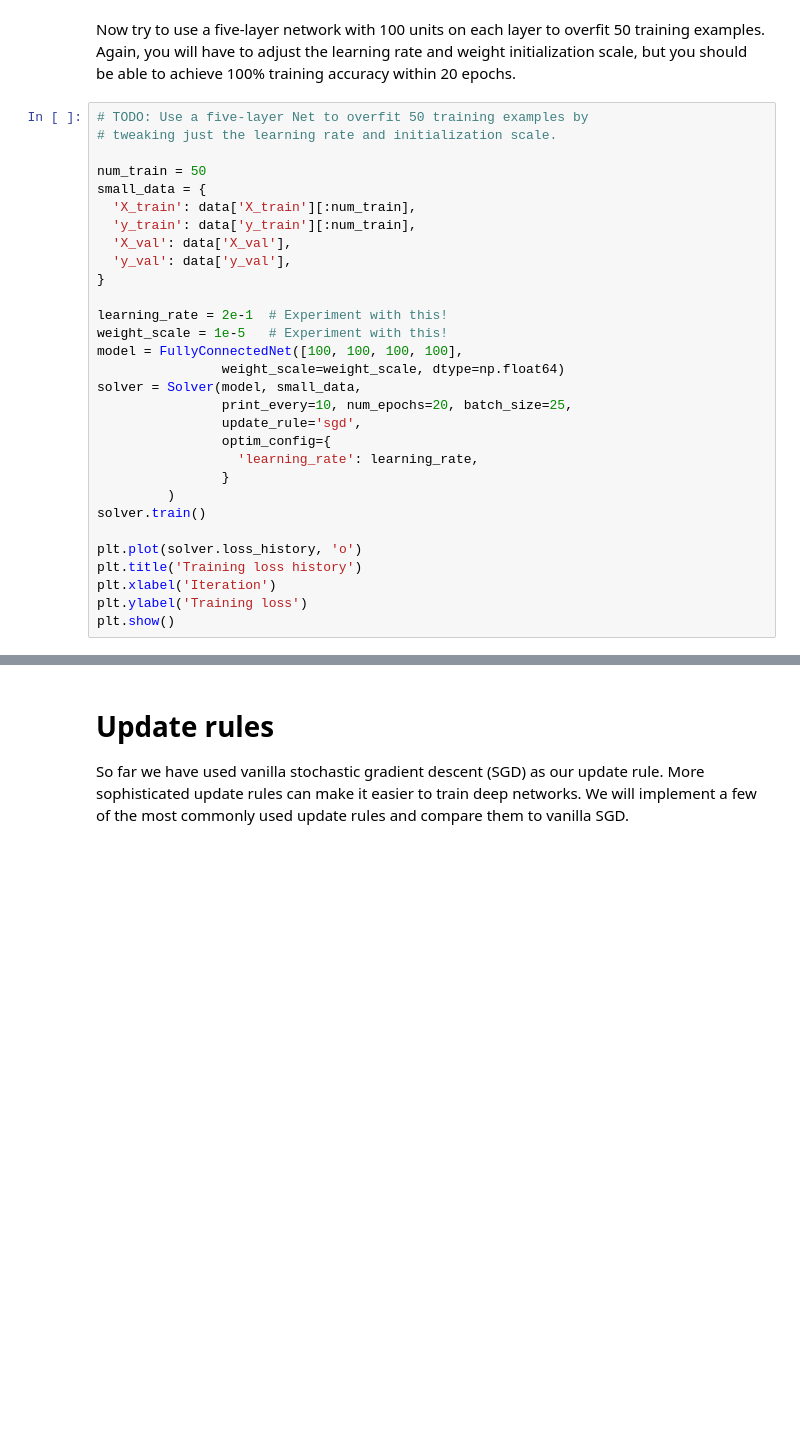
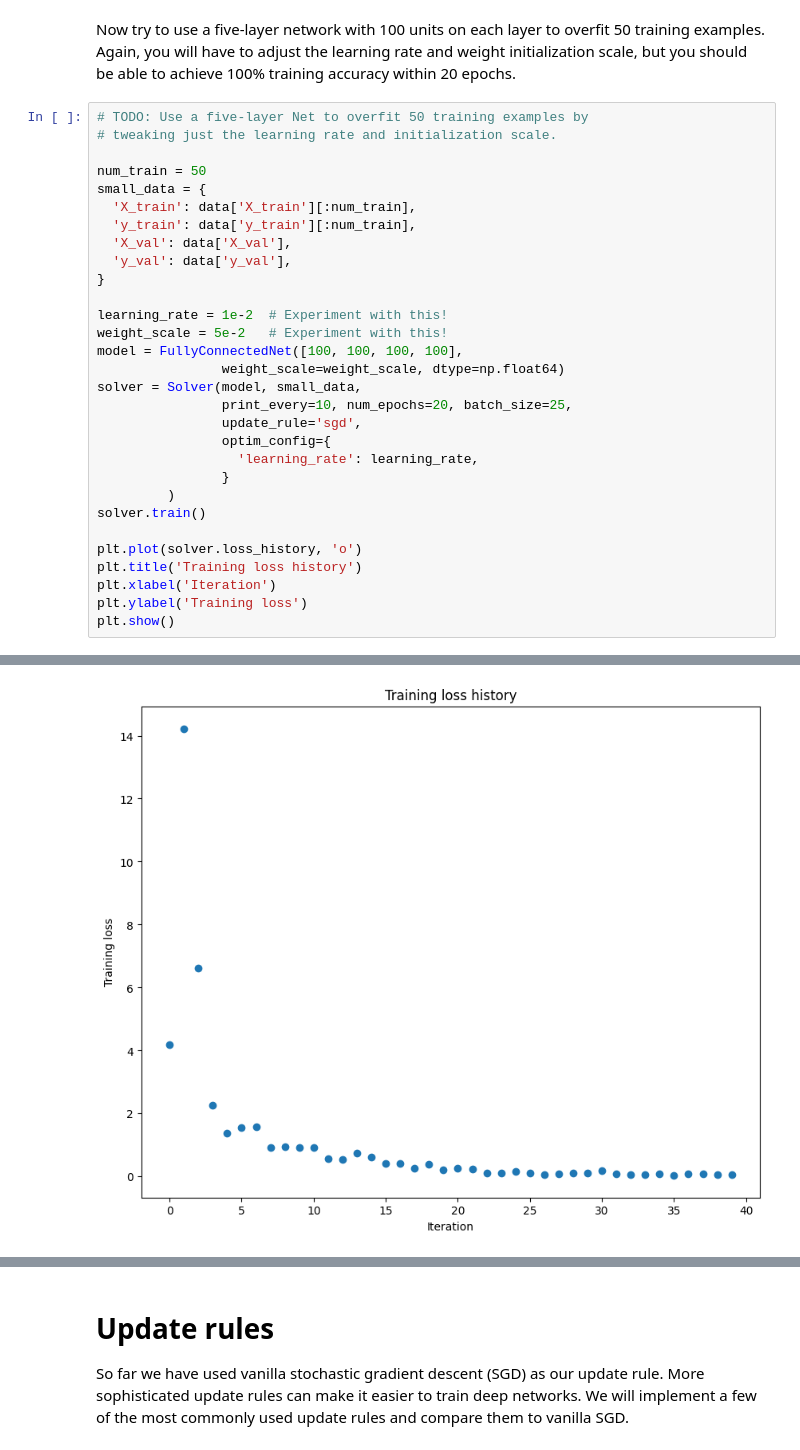
Before and after one commit to vaikunth-e/hardware-design-for-machine-learning, a Jupyter notebook: lab1/Q1-FCNetworks.ipynb, the cells around one changed output, grey strips where cells are left out. Saved outputs shown, nothing was run; the diff lists cells and outputs as text; blank space fills up the shorter version.

```diff
--- a/lab1/Q1-FCNetworks.ipynb
+++ b/lab1/Q1-FCNetworks.ipynb
@@ -470,8 +495,8 @@ small_data = {
   'y_val': data['y_val'],
 }
 
-learning_rate = 2e-1  # Experiment with this!
-weight_scale = 1e-5   # Experiment with this!
+learning_rate = 1e-2  # Experiment with this!
+weight_scale = 5e-2   # Experiment with this!
 model = FullyConnectedNet([100, 100, 100, 100],
                 weight_scale=weight_scale, dtype=np.float64)
 solver = Solver(model, small_data,
@@ -488,3 +513,4 @@ plt.title('Training loss history')
 plt.xlabel('Iteration')
 plt.ylabel('Training loss')
 plt.show()
+# %% [output]
@@ -490,0 +534 @@ plt.show()
+[figure, added]
```
Also changed, not shown: parts of 9 cells of this notebook, 1 other file.
